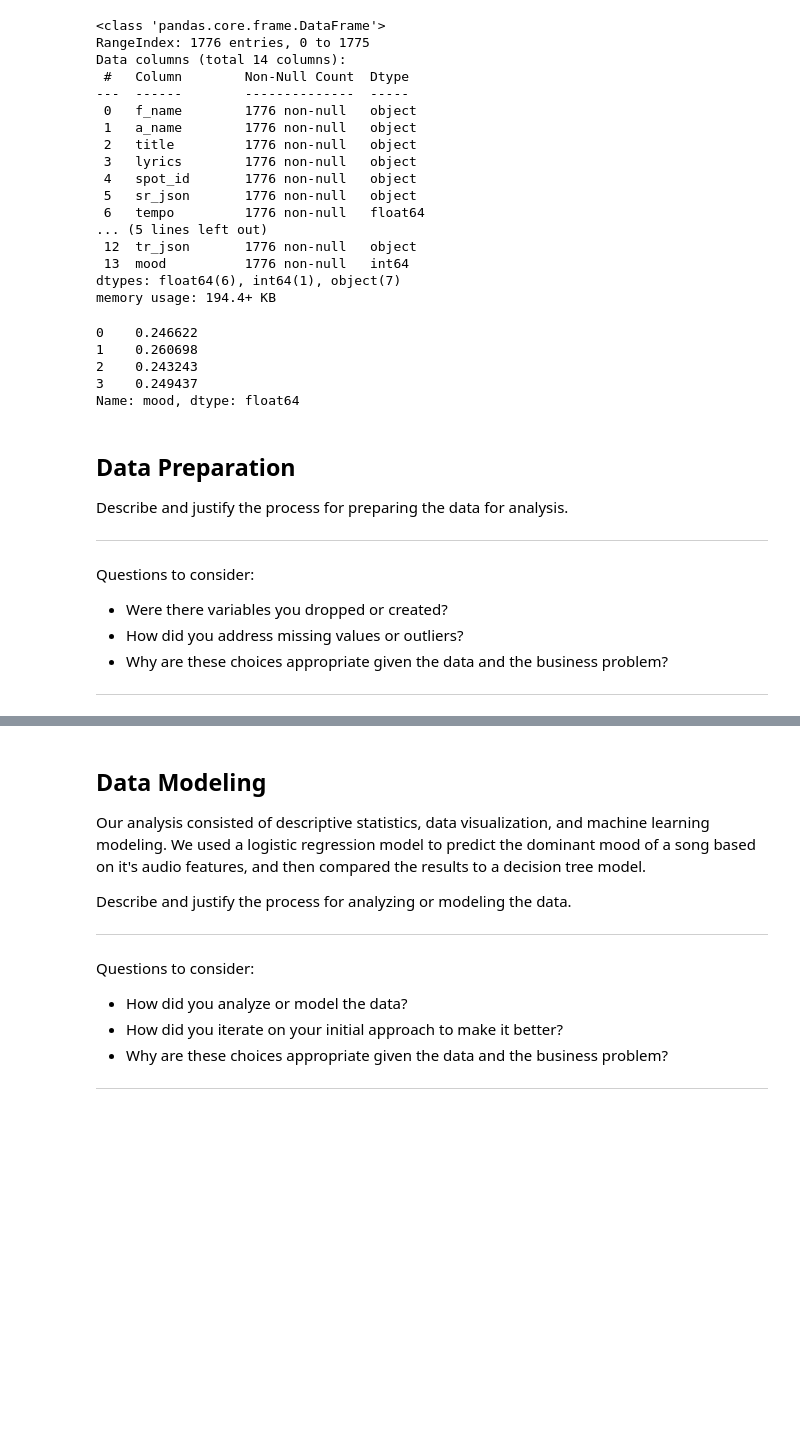
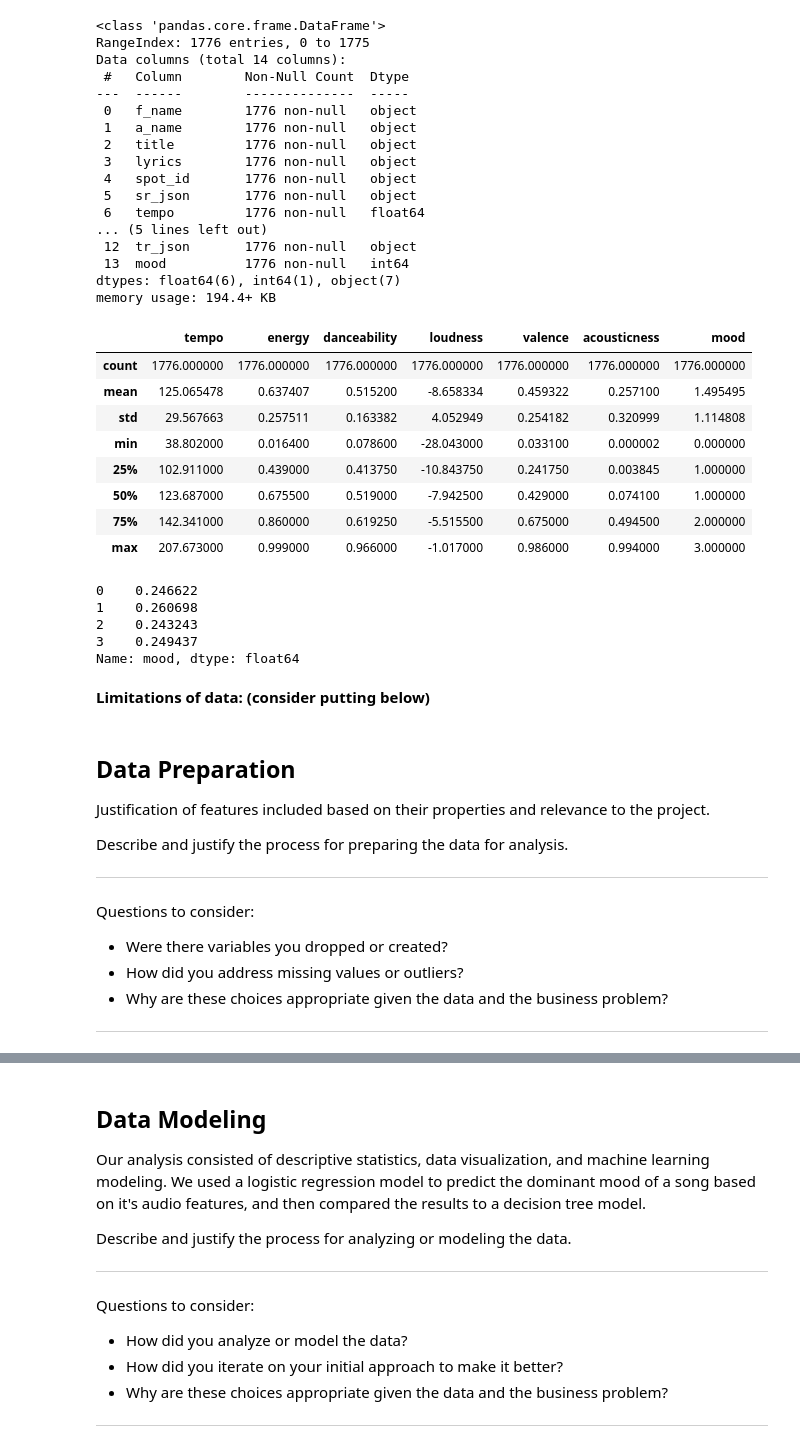
Before and after one commit to jamesleemeredith/Music-Mood-Detection-Project, a Jupyter notebook: music_mood_detection_model.ipynb, the cells around one changed output, grey strips where cells are left out. Saved outputs shown, nothing was run; the diff lists cells and outputs as text; code cells hidden in the pictures; blank space fills up the shorter version.

Commit message:
Performs baseline reorg of music_mood_detection_mo

```diff
--- a/music_mood_detection_model.ipynb
+++ b/music_mood_detection_model.ipynb
@@ -85,6 +85,19 @@ Data columns (total 14 columns):
  13  mood          1776 non-null   int64
 dtypes: float64(6), int64(1), object(7)
 memory usage: 194.4+ KB
+# %%
+# Description of the numeric data
+df.describe()
+# %% [output]
+|  | tempo | energy | danceability | loudness | valence | acousticness | mood |
+| count | 1776.000000 | 1776.000000 | 1776.000000 | 1776.000000 | 1776.000000 | 1776.000000 | 1776.000000 |
+| mean | 125.065478 | 0.637407 | 0.515200 | -8.658334 | 0.459322 | 0.257100 | 1.495495 |
+| std | 29.567663 | 0.257511 | 0.163382 | 4.052949 | 0.254182 | 0.320999 | 1.114808 |
+| min | 38.802000 | 0.016400 | 0.078600 | -28.043000 | 0.033100 | 0.000002 | 0.000000 |
+| 25% | 102.911000 | 0.439000 | 0.413750 | -10.843750 | 0.241750 | 0.003845 | 1.000000 |
+| 50% | 123.687000 | 0.675500 | 0.519000 | -7.942500 | 0.429000 | 0.074100 | 1.000000 |
+| 75% | 142.341000 | 0.860000 | 0.619250 | -5.515500 | 0.675000 | 0.494500 | 2.000000 |
+| max | 207.673000 | 0.999000 | 0.966000 | -1.017000 | 0.986000 | 0.994000 | 3.000000 |
 # %%
 # Views the balance of the mood classes
 # Mood codes for the dataset are as follows: 0:'Happy', 1:'Angry', 2:'Sad', 3:'Relaxed'
@@ -95,8 +108,12 @@ df['mood'].value_counts(normalize=True).sort_index()
 2    0.243243
 3    0.249437
 Name: mood, dtype: float64
+# %% [markdown]
+**Limitations of data: (consider putting below)**
 # %% [markdown]
 ## Data Preparation
+
+Justification of features included based on their properties and relevance to the project.
 
 Describe and justify the process for preparing the data for analysis.
 
```
Also changed, not shown: parts of 9 cells of this notebook.
